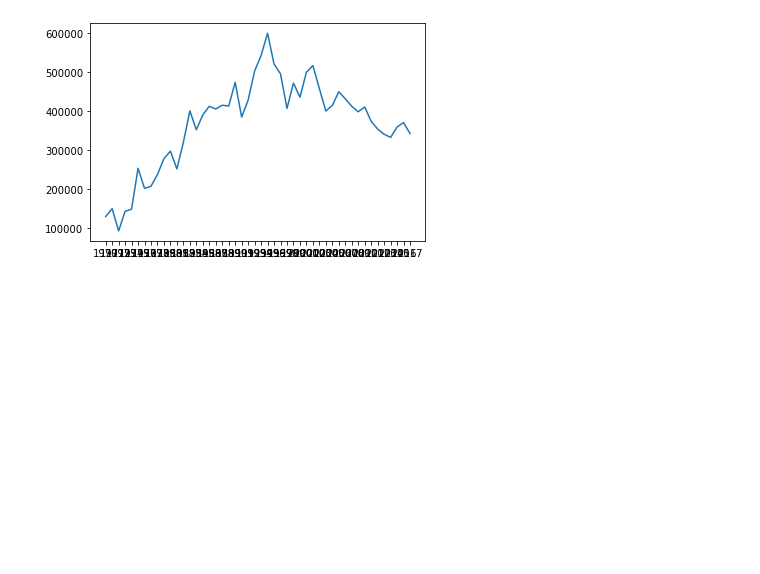
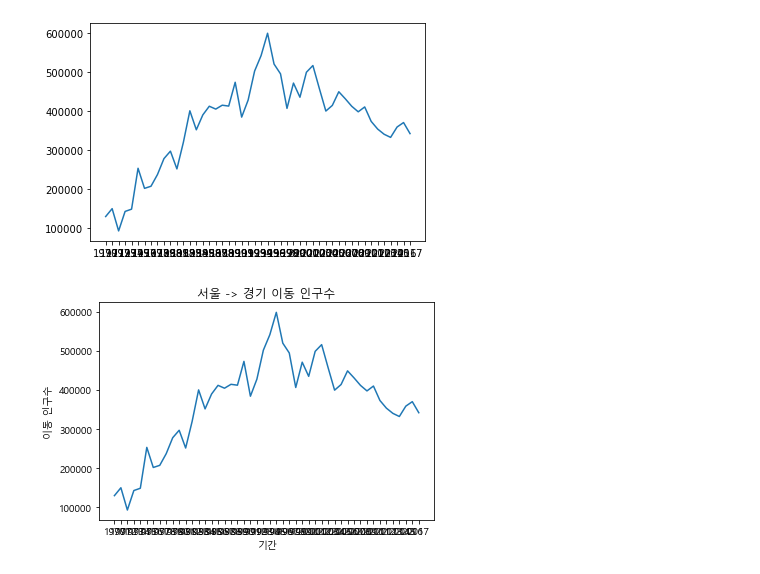
Before and after one commit to Mu-jun/python_ML_lib, a Jupyter notebook: Matplotlib.ipynb, the cells around one changed output. Drawn from its saved outputs; the diff is of its cells as text; code cells hidden in the pictures; blank space fills up the shorter version.

Commit message:
plot

```diff
--- a/Matplotlib.ipynb
+++ b/Matplotlib.ipynb
@@ -44,3 +50,16 @@ plt.plot(sr_one)
 # %% [output]
 [<matplotlib.lines.Line2D at 0x...>]
 [figure]
+# %%
+plt.plot(sr_one)
+
+# 차트 제목 추가
+plt.title('서울 -> 경기 이동 인구수')
+
+# 축 이름 추가
+plt.xlabel('기간')
+plt.ylabel('이동 인구수')
+
+plt.show()
+# %% [output]
+[figure, added]
```
Also changed, not shown: parts of 32 cells of this notebook, 18 other files.
